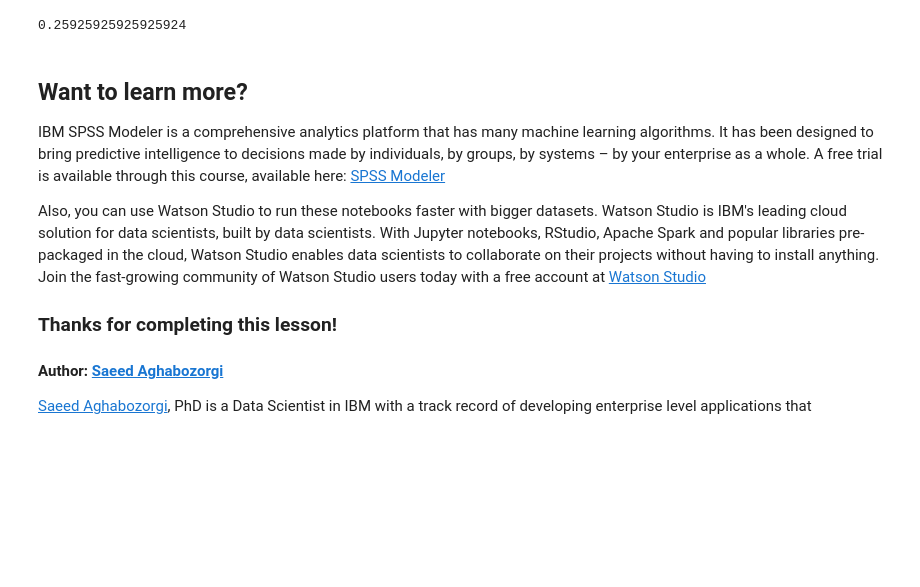
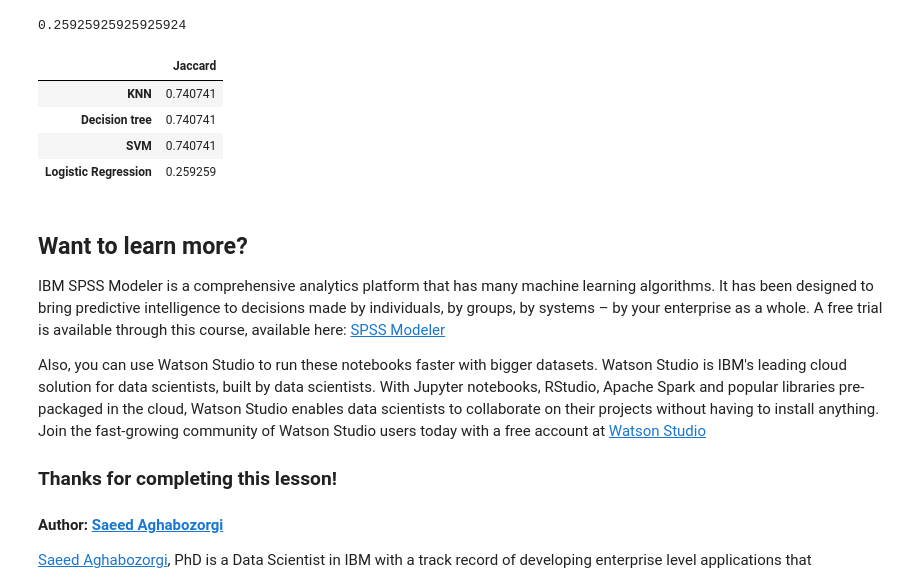
Before and after one commit to phaninukala/testrepo, a Jupyter notebook: ML0101EN-Proj-Loan-py-v1.ipynb, the cells around one changed output. Drawn from its saved outputs; the diff is of its cells as text; code cells hidden in the pictures; blank space fills up the shorter version.

```diff
--- a/ML0101EN-Proj-Loan-py-v1.ipynb
+++ b/ML0101EN-Proj-Loan-py-v1.ipynb
@@ -576,6 +576,31 @@ metrics.accuracy_score(ytest , Yhat_LR)
 # %% [output]
 Logistic Regression Jaccard
 0.25925925925925924
+# %%
+
+knn_pred = neigh.predict(X_test)
+testScore['KNN jaccard']=metrics.accuracy_score(ytest,Yhat_KNN)
+
+tree_pred = loan_stat_tree.predict(X_test)
+testScore['Tree jaccard']=metrics.accuracy_score(ytest,Yhat_tree)
+
+svm_pred = clf.predict(X_test)
+testScore['SVM jaccard']=metrics.accuracy_score(ytest,Yhat_svm)
+
+log_pred = LR.predict(X_test)
+proba = LR.predict_proba(X_test)
+testScore['Log jaccard']=metrics.accuracy_score(ytest,Yhat_LR)
+# %%
+data= {'Jaccard':[testScore['KNN jaccard'], testScore['Tree jaccard'], testScore['SVM jaccard'], testScore['Log jaccard'] ] }
+
+df3 = pd.DataFrame(data, index = ['KNN', 'Decision tree', 'SVM', 'Logistic Regression'])
+df3
+# %% [output]
+|  | Jaccard |
+| KNN | 0.740741 |
+| Decision tree | 0.740741 |
+| SVM | 0.740741 |
+| Logistic Regression | 0.259259 |
 # %% [markdown]
 <h2>Want to learn more?</h2>
 
```
